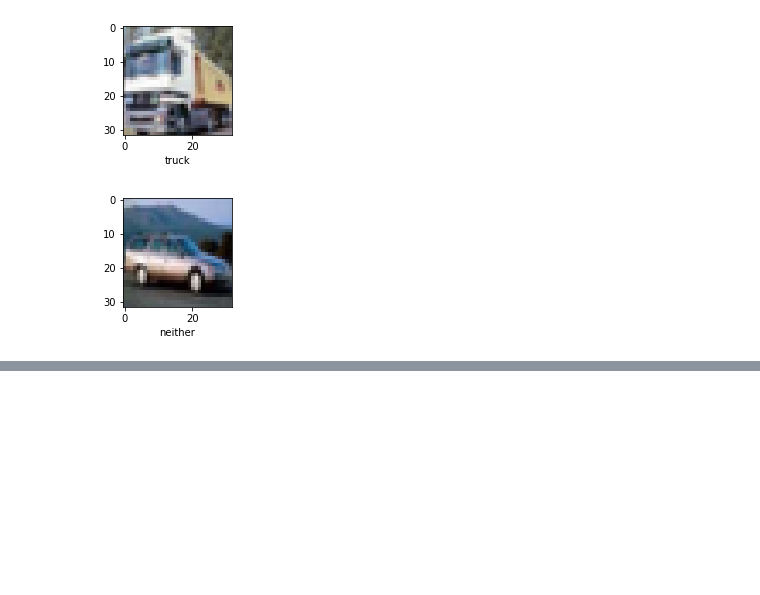
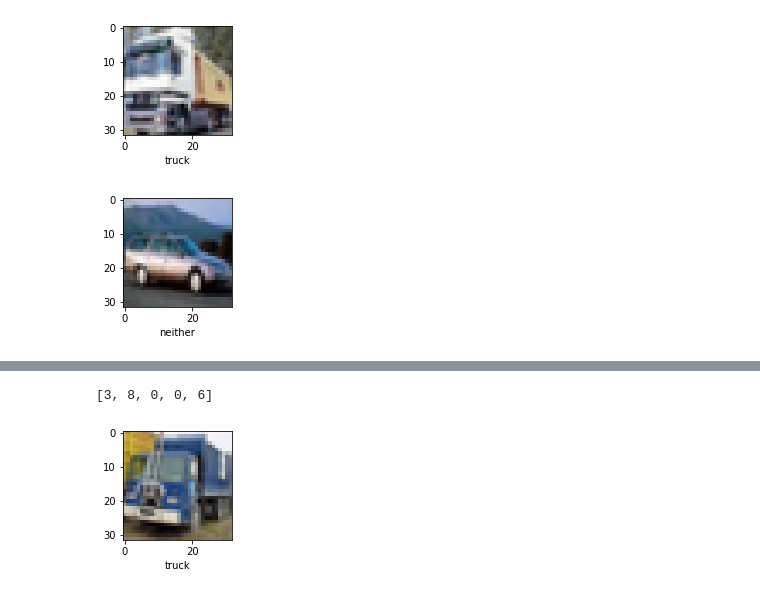
Before and after one commit to RiyaMathew-11/image-classifier, a Jupyter notebook: cif_train.ipynb, the cells around one changed output, grey strips where cells are left out. Drawn from its saved outputs; the diff is of its cells as text; code cells hidden in the pictures; blank space fills up the shorter version.

```diff
--- a/cif_train.ipynb
+++ b/cif_train.ipynb
@@ -76,0 +163,9 @@ Epoch 5/5
+# %%
+labelled_classes = [np.argmax(element) for element in label_pred]
+labelled_classes[:5]
+# %% [output]
+[3, 8, 0, 0, 6]
+# %%
+view_img(test_images, test_labels,14)
+# %% [output]
+[figure, added]
```
Also changed, not shown: parts of 10 cells of this notebook.
